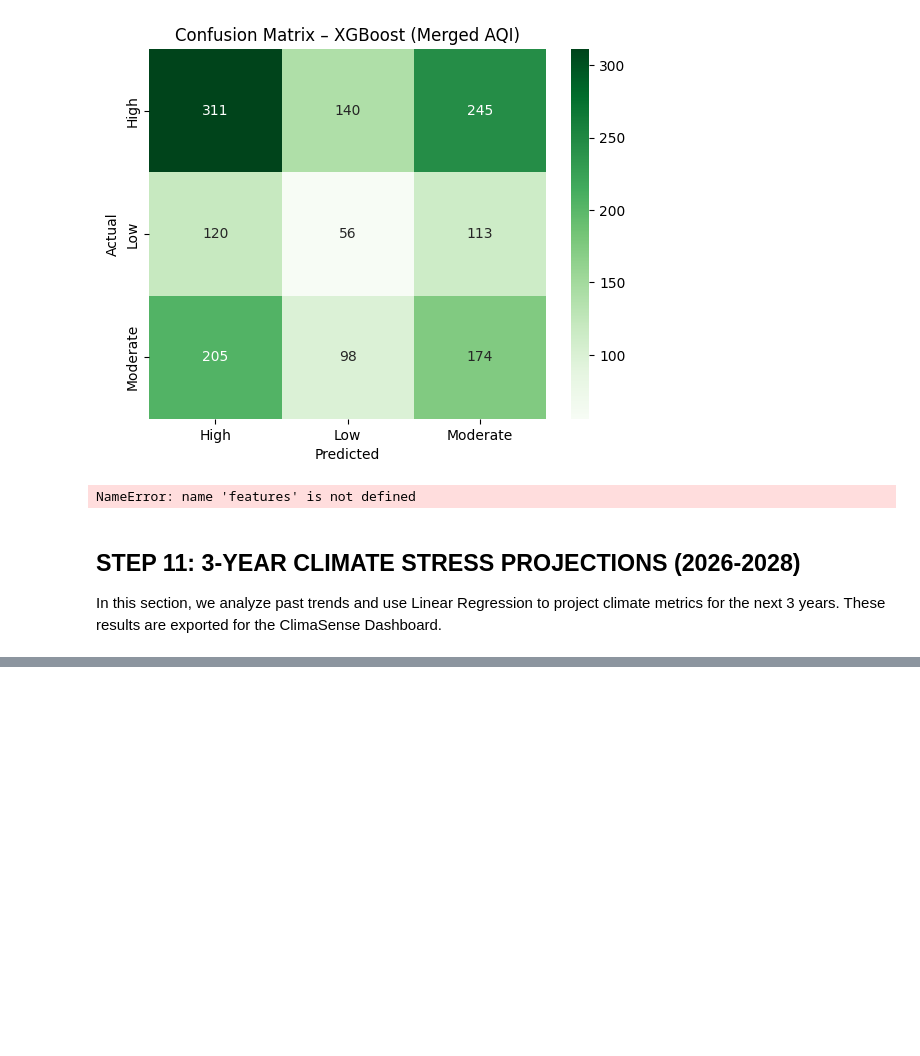
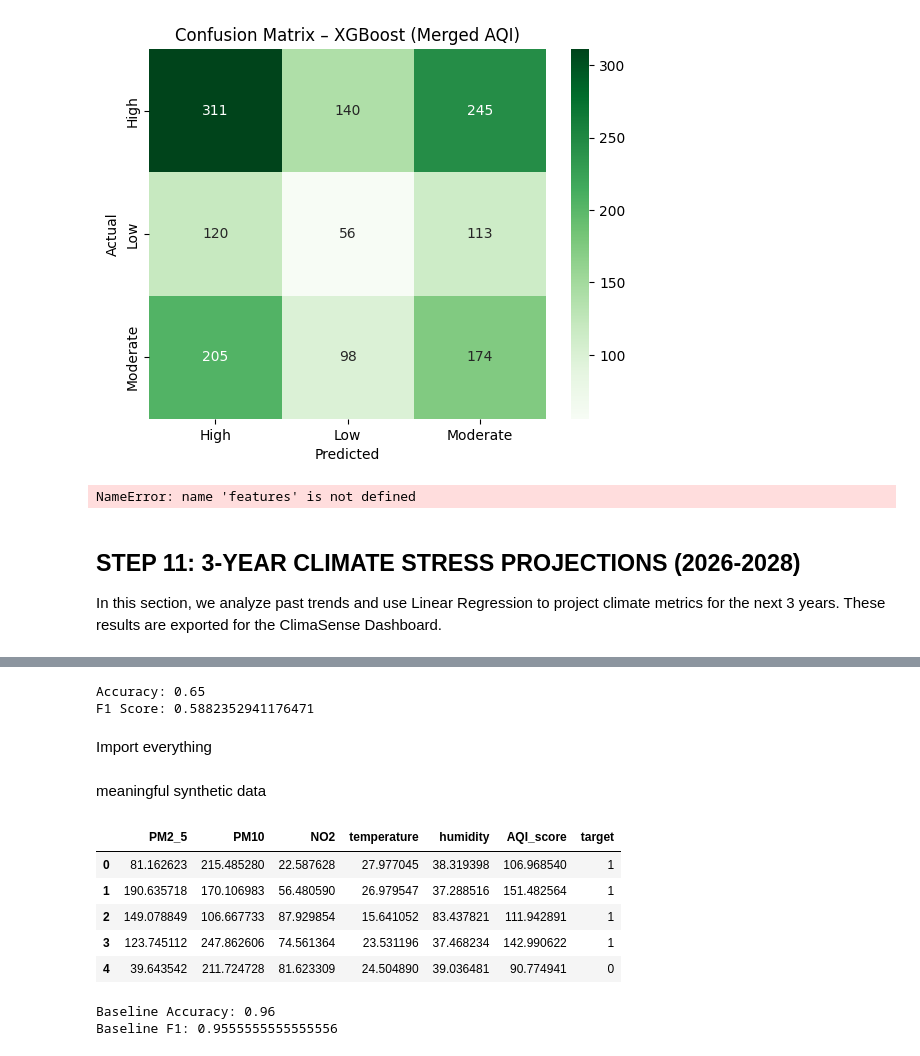
Before and after one commit to vansh070605/ClimaSense, a Jupyter notebook: ml_scripts/Climate.ipynb, the cells around one changed output, grey strips where cells are left out. Saved outputs shown, nothing was run; the diff lists cells and outputs as text; code cells hidden in the pictures; blank space fills up the shorter version.

Commit message:
Trained another Model

```diff
--- a/ml_scripts/Climate.ipynb
+++ b/ml_scripts/Climate.ipynb
@@ -1025,0 +964,27 @@ IndentationError: unexpected indent (849164117.py, line 101)
+# %%
+from sklearn.model_selection import train_test_split
+from sklearn.metrics import accuracy_score, f1_score
+
+# Split data
+X_train, X_test, y_train, y_test = train_test_split(
+    X, y, test_size=0.2, random_state=42
+)
+
+# Train model
+xgb_clf = XGBClassifier()
+xgb_clf.fit(X_train, y_train)
+
+# Predictions
+y_pred = xgb_clf.predict(X_test)
+
+# Metrics
+accuracy = accuracy_score(y_test, y_pred)
+f1 = f1_score(y_test, y_pred)
+
+print("Accuracy:", accuracy)
+print("F1 Score:", f1)
+# %% [output]
+Accuracy: 0.65
+F1 Score: 0.5882352941176471
+# %% [markdown]
+Import everything
@@ -1025,0 +998,35 @@ IndentationError: unexpected indent (849164117.py, line 101)
+# %% [markdown]
+meaningful synthetic data
+# %%
+np.random.seed(42)
+
+n = 500
+
+data = pd.DataFrame({
+    "PM2_5": np.random.uniform(10, 200, n),
+    "PM10": np.random.uniform(20, 300, n),
+    "NO2": np.random.uniform(5, 100, n),
+    "temperature": np.random.uniform(15, 40, n),
+    "humidity": np.random.uniform(20, 90, n)
+})
+
+# Create a meaningful target (AQI-like logic)
+data["AQI_score"] = (
+    0.5 * data["PM2_5"] +
+    0.3 * data["PM10"] +
+    0.1 * data["NO2"] +
+    0.05 * data["temperature"] -
+    0.05 * data["humidity"]
+)
+
+# Convert to classification (0 = Low, 1 = High)
+data["target"] = (data["AQI_score"] > data["AQI_score"].median()).astype(int)
+
+data.head()
+# %% [output]
+|  | PM2_5 | PM10 | NO2 | temperature | humidity | AQI_score | target |
+| 0 | 81.162623 | 215.485280 | 22.587628 | 27.977045 | 38.319398 | 106.968540 | 1 |
+| 1 | 190.635718 | 170.106983 | 56.480590 | 26.979547 | 37.288516 | 151.482564 | 1 |
+| 2 | 149.078849 | 106.667733 | 87.929854 | 15.641052 | 83.437821 | 111.942891 | 1 |
+| 3 | 123.745112 | 247.862606 | 74.561364 | 23.531196 | 37.468234 | 142.990622 | 1 |
+| 4 | 39.643542 | 211.724728 | 81.623309 | 24.504890 | 39.036481 | 90.774941 | 0 |
@@ -1025,0 +1043,12 @@ IndentationError: unexpected indent (849164117.py, line 101)
+# %%
+model = XGBClassifier()
+
+model.fit(X_train, y_train)
+
+y_pred = model.predict(X_test)
+
+print("Baseline Accuracy:", accuracy_score(y_test, y_pred))
+print("Baseline F1:", f1_score(y_test, y_pred))
+# %% [output]
+Baseline Accuracy: 0.96
+Baseline F1: 0.9555555555555556
```
Also changed, not shown: parts of 6 cells of this notebook, 9 other files.
